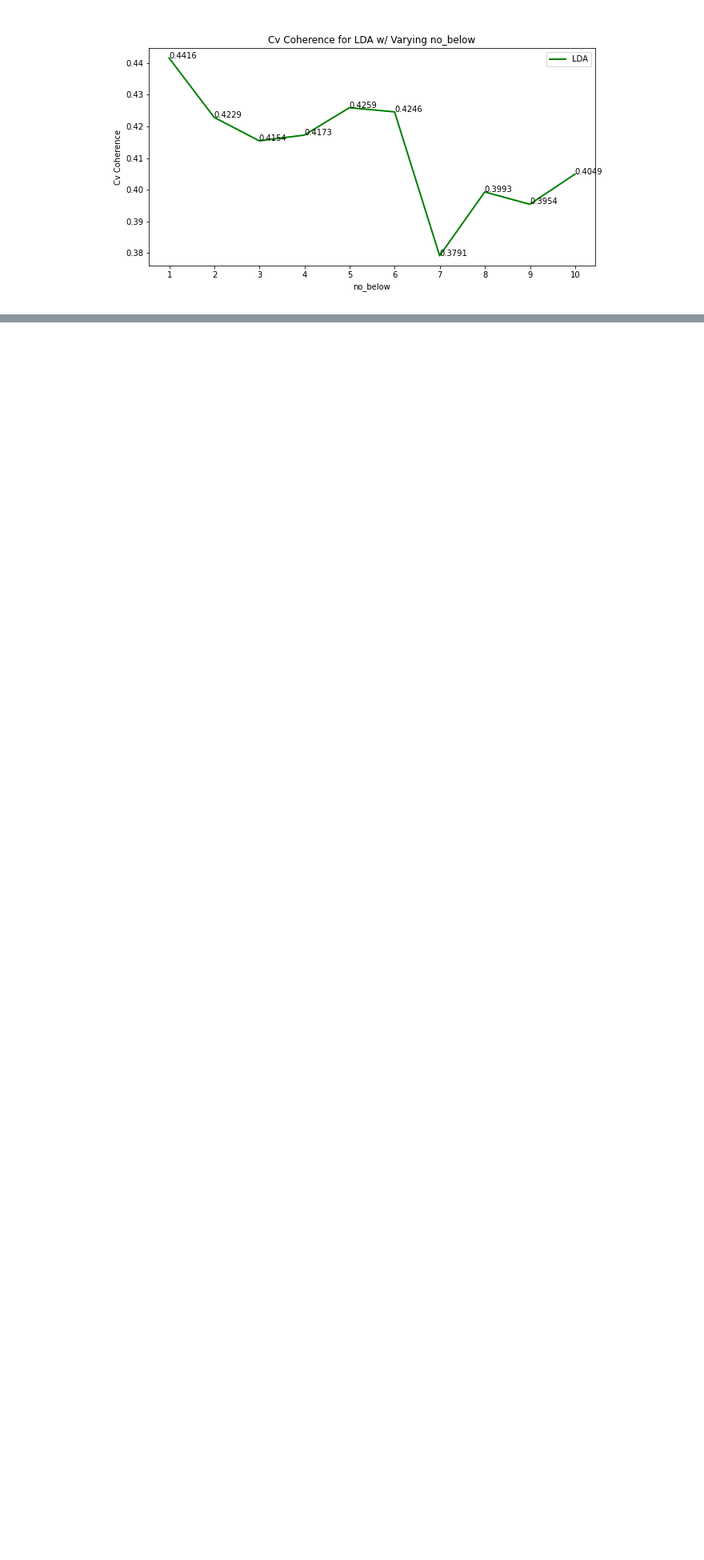
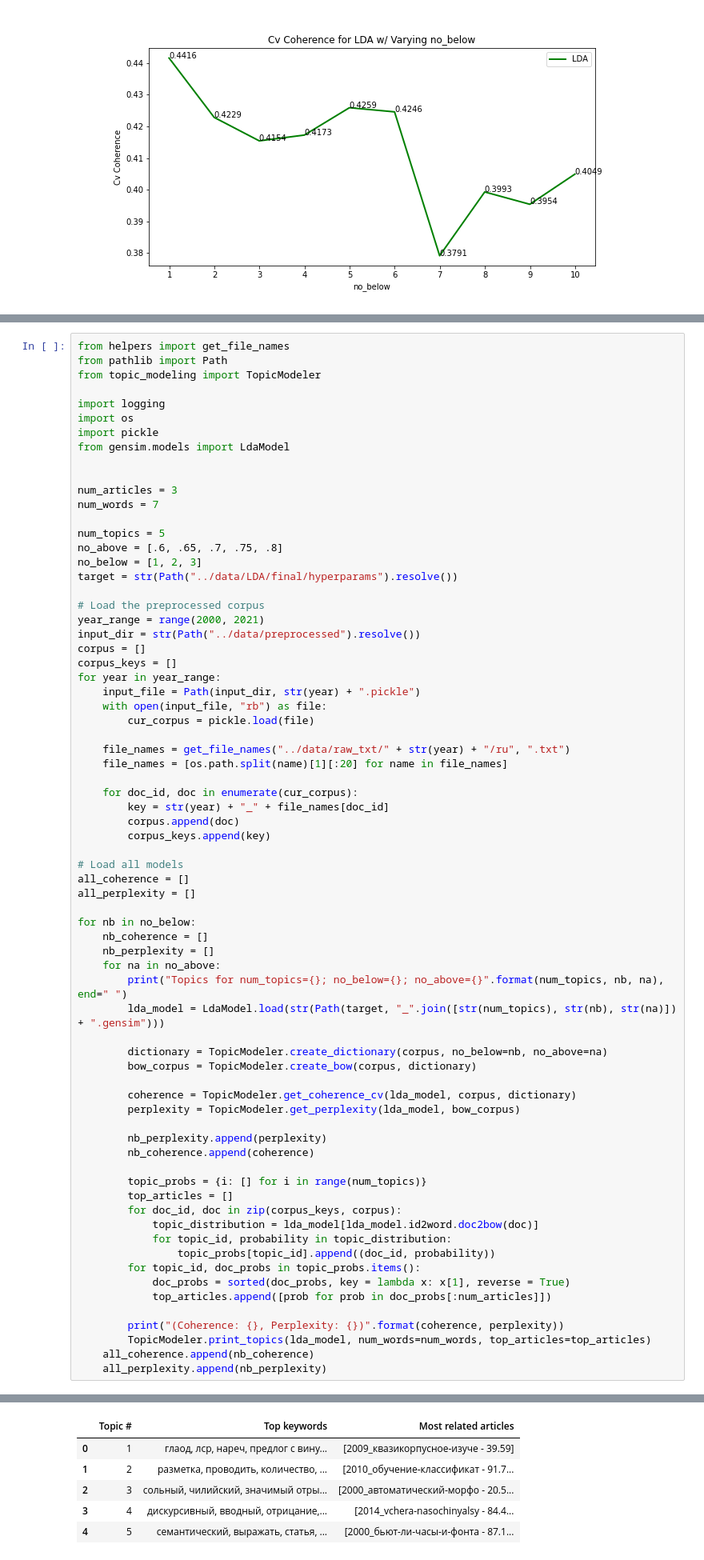
Before and after one commit to iyves/auto-keyphrase-extraction-ru, a Jupyter notebook: src/topic_modeling.ipynb, the cells around one changed output, grey strips where cells are left out. Shown at 80% size. Drawn from its saved outputs; the diff is of its cells as text; blank space fills up the shorter version.

```diff
--- a/src/topic_modeling.ipynb
+++ b/src/topic_modeling.ipynb
@@ -173,0 +285,72 @@ display(Image(str(Path(input_dir, "no_below-coherence_cv.png"))))
+# %%
+from helpers import get_file_names
+from pathlib import Path
+from topic_modeling import TopicModeler
+
+import logging
+import os
+import pickle
+from gensim.models import LdaModel
+
+
+num_articles = 3
+num_words = 7
+
+num_topics = 5
+no_above = [.6, .65, .7, .75, .8]
+no_below = [1, 2, 3]
+target = str(Path("../data/LDA/final/hyperparams").resolve())
+
+# Load the preprocessed corpus
+year_range = range(2000, 2021)
+input_dir = str(Path("../data/preprocessed").resolve())
+corpus = []
+corpus_keys = []
+for year in year_range:
+    input_file = Path(input_dir, str(year) + ".pickle")
+    with open(input_file, "rb") as file:
+        cur_corpus = pickle.load(file)
+
+    file_names = get_file_names("../data/raw_txt/" + str(year) + "/ru", ".txt")
+    file_names = [os.path.split(name)[1][:20] for name in file_names]
+
+    for doc_id, doc in enumerate(cur_corpus):
+        key = str(year) + "_" + file_names[doc_id]
+        corpus.append(doc)
+        corpus_keys.append(key)
+
+# Load all models
+all_coherence = []
+all_perplexity = []
+
+for nb in no_below:
+    nb_coherence = []
+    nb_perplexity = []
+    for na in no_above:
+        print("Topics for num_topics={}; no_below={}; no_above={}".format(num_topics, nb, na), end=" ")
+        lda_model = LdaModel.load(str(Path(target, "_".join([str(num_topics), str(nb), str(na)]) + ".gensim")))
+
+        dictionary = TopicModeler.create_dictionary(corpus, no_below=nb, no_above=na)
+        bow_corpus = TopicModeler.create_bow(corpus, dictionary)
+
+        coherence = TopicModeler.get_coherence_cv(lda_model, corpus, dictionary)
+        perplexity = TopicModeler.get_perplexity(lda_model, bow_corpus)
+
+        nb_perplexity.append(perplexity)
+        nb_coherence.append(coherence)
+
+        topic_probs = {i: [] for i in range(num_topics)}
+        top_articles = []
+        for doc_id, doc in zip(corpus_keys, corpus):
+            topic_distribution = lda_model[lda_model.id2word.doc2bow(doc)]
+            for topic_id, probability in topic_distribution:
+                topic_probs[topic_id].append((doc_id, probability))
+        for topic_id, doc_probs in topic_probs.items():
+            doc_probs = sorted(doc_probs, key = lambda x: x[1], reverse = True)
+            top_articles.append([prob for prob in doc_probs[:num_articles]])
+
+        print("(Coherence: {}, Perplexity: {})".format(coherence, perplexity))
+        TopicModeler.print_topics(lda_model, num_words=num_words, top_articles=top_articles)
+    all_coherence.append(nb_coherence)
+    all_perplexity.append(nb_perplexity)
+# %% [output]
@@ -173,0 +358,6 @@ display(Image(str(Path(input_dir, "no_below-coherence_cv.png"))))
+|  | Topic # | Top keywords | Most related articles |
+| 0 | 1 | глаод, лср, нареч, предлог с вину... | [2009_квазикорпусное-изуче - 39.59] |
+| 1 | 2 | разметка, проводить, количество, ... | [2010_обучение-классификат - 91.7... |
+| 2 | 3 | сольный, чилийский, значимый отры... | [2000_автоматический-морфо - 20.5... |
+| 3 | 4 | дискурсивный, вводный, отрицание,... | [2014_vchera-nasochinyalsy - 84.4... |
+| 4 | 5 | семантический, выражать, статья, ... | [2000_бьют-ли-часы-и-фонта - 87.1... |
```
Also changed, not shown: parts of 26 cells of this notebook, 5 other files.
